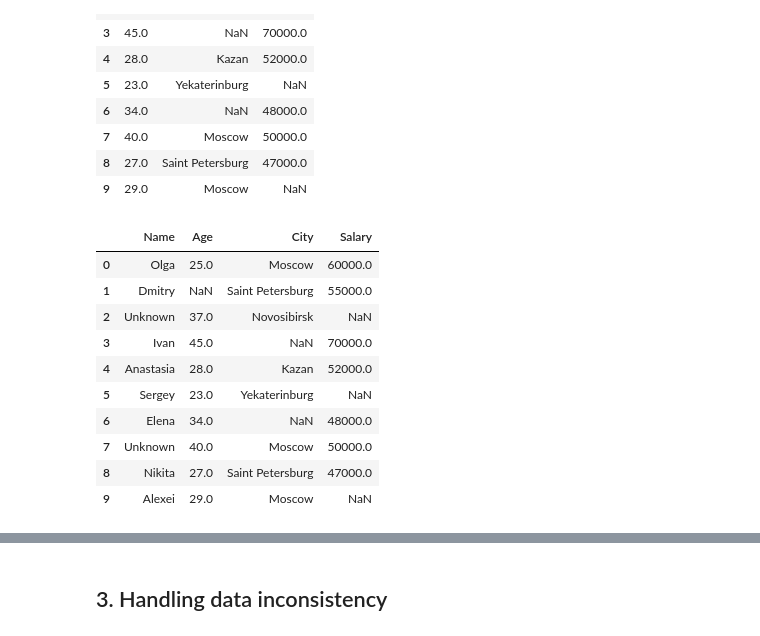
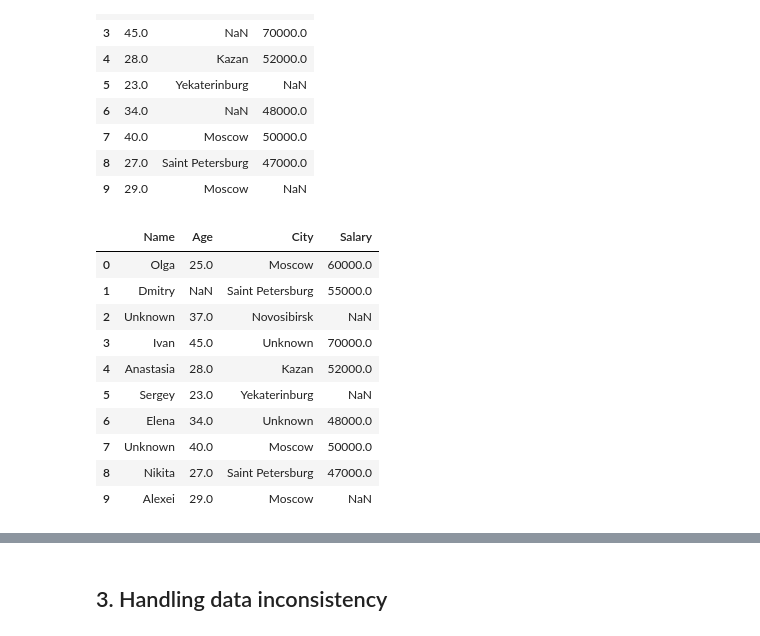
Before and after one commit to taqihaider7/NSU_ML, a Jupyter notebook: Labs/lab2a.ipynb, the cells around one changed output, grey strips where cells are left out. Drawn from its saved outputs; the diff is of its cells as text; code cells hidden in the pictures.

```diff
--- a/Labs/lab2a.ipynb
+++ b/Labs/lab2a.ipynb
@@ -167,15 +181,18 @@ df
 | 9 | 29.0 | Moscow | NaN |
 # %%
 # Imputation for categorical data - using default values
+df = get_df(2)
+df[['Name', 'City']] = df[['Name', 'City']].fillna('Unknown')
+df
 # %% [output]
 |  | Name | Age | City | Salary |
 | 0 | Olga | 25.0 | Moscow | 60000.0 |
 | 1 | Dmitry | NaN | Saint Petersburg | 55000.0 |
 | 2 | Unknown | 37.0 | Novosibirsk | NaN |
-| 3 | Ivan | 45.0 | NaN | 70000.0 |
+| 3 | Ivan | 45.0 | Unknown | 70000.0 |
 | 4 | Anastasia | 28.0 | Kazan | 52000.0 |
 | 5 | Sergey | 23.0 | Yekaterinburg | NaN |
-| 6 | Elena | 34.0 | NaN | 48000.0 |
+| 6 | Elena | 34.0 | Unknown | 48000.0 |
 | 7 | Unknown | 40.0 | Moscow | 50000.0 |
 | 8 | Nikita | 27.0 | Saint Petersburg | 47000.0 |
 | 9 | Alexei | 29.0 | Moscow | NaN |
```
Also changed, not shown: parts of 26 cells of this notebook, 2 other files.
